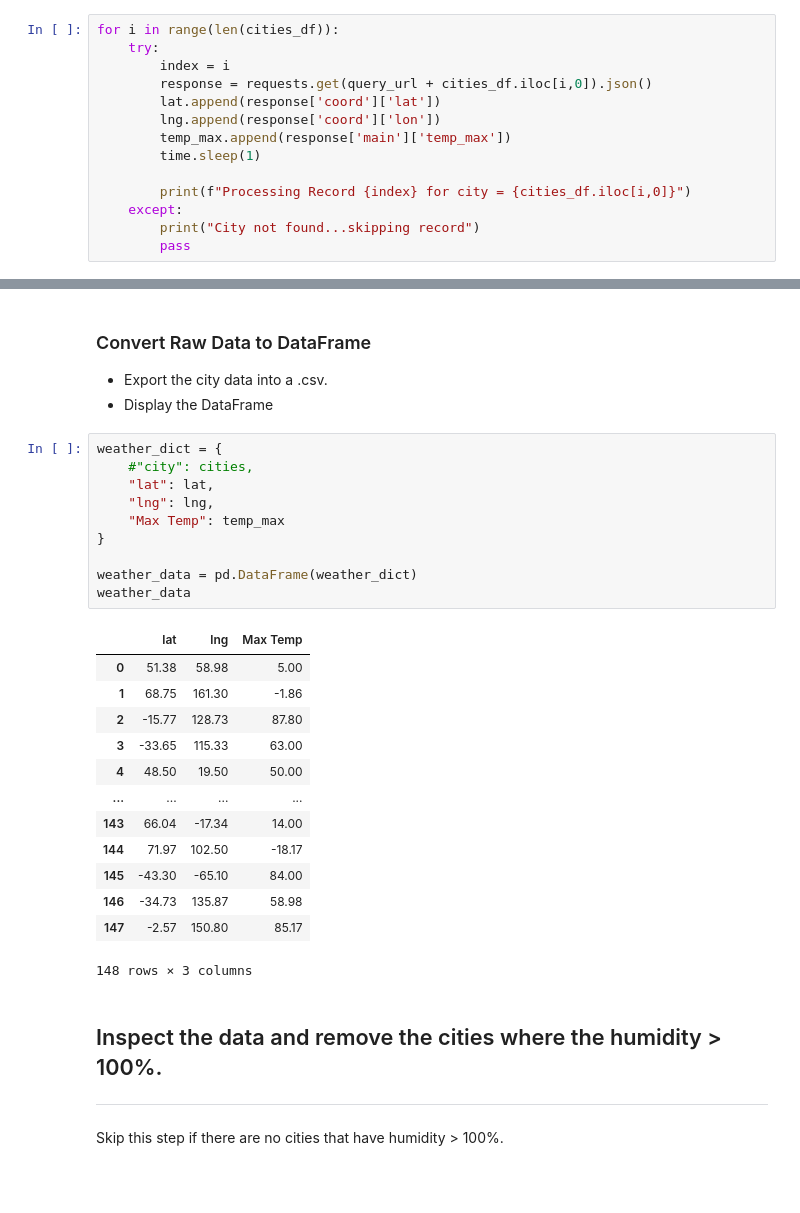
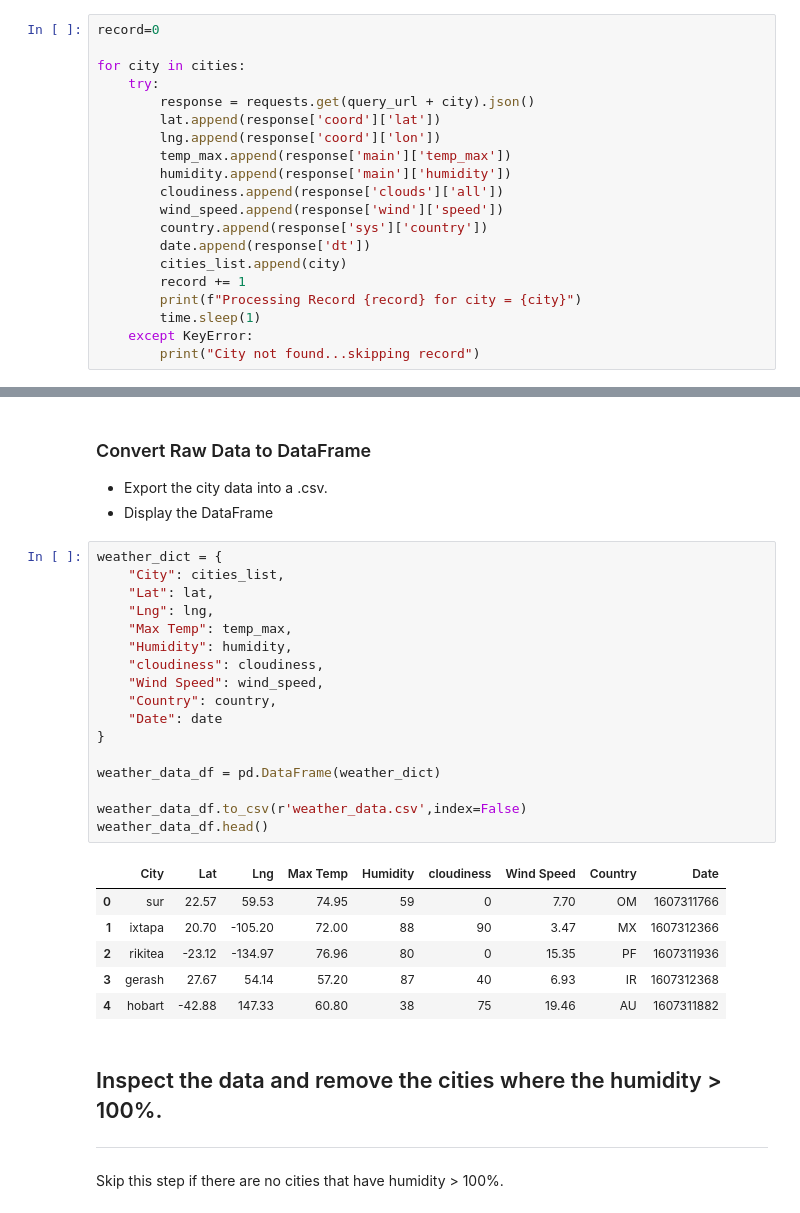
Before and after one commit to mnolker/Python-API, a Jupyter notebook: WeatherPy/WeatherPy.ipynb, the cells around one changed output, grey strips where cells are left out. Cells and saved outputs as stored; diff of their text form; blank space fills up the shorter version.

Commit message:
weather API df created

```diff
--- a/WeatherPy/WeatherPy.ipynb
+++ b/WeatherPy/WeatherPy.ipynb
@@ -83,16 +85,22 @@ wind_speed = []
 date = []
 # %%
-for i in range(len(cities_df)):
+record=0
+
+for city in cities:
     try:
-        index = i
-        response = requests.get(query_url + cities_df.iloc[i,0]).json()
+        response = requests.get(query_url + city).json()
         lat.append(response['coord']['lat'])
         lng.append(response['coord']['lon'])
         temp_max.append(response['main']['temp_max'])
+        humidity.append(response['main']['humidity'])
+        cloudiness.append(response['clouds']['all'])
+        wind_speed.append(response['wind']['speed'])
+        country.append(response['sys']['country'])
+        date.append(response['dt'])
+        cities_list.append(city)
+        record += 1
+        print(f"Processing Record {record} for city = {city}")
         time.sleep(1)
-
-        print(f"Processing Record {index} for city = {cities_df.iloc[i,0]}")
-    except:
+    except KeyError:
         print("City not found...skipping record")
-        pass
 # %% [output]
@@ -117,30 +125,30 @@ Processing Record 78 for city = kavieng
 ### Convert Raw Data to DataFrame
 * Export the city data into a .csv.
 * Display the DataFrame
-# %%
-weather_dict = {
-    #"city": cities,
-    "lat": lat,
-    "lng": lng,
-    "Max Temp": temp_max
-}
-
-weather_data = pd.DataFrame(weather_dict)
-weather_data
-# %% [output]
-|  | lat | lng | Max Temp |
-| 0 | 51.38 | 58.98 | 5.00 |
-| 1 | 68.75 | 161.30 | -1.86 |
-| 2 | -15.77 | 128.73 | 87.80 |
-| 3 | -33.65 | 115.33 | 63.00 |
-| 4 | 48.50 | 19.50 | 50.00 |
-| ... | ... | ... | ... |
-| 143 | 66.04 | -17.34 | 14.00 |
-| 144 | 71.97 | 102.50 | -18.17 |
-| 145 | -43.30 | -65.10 | 84.00 |
-| 146 | -34.73 | 135.87 | 58.98 |
-| 147 | -2.57 | 150.80 | 85.17 |
-148 rows × 3 columns
+# %%
+weather_dict = {
+    "City": cities_list,
+    "Lat": lat,
+    "Lng": lng,
+    "Max Temp": temp_max,
+    "Humidity": humidity,
+    "cloudiness": cloudiness,
+    "Wind Speed": wind_speed,
+    "Country": country,
+    "Date": date
+}
+
+weather_data_df = pd.DataFrame(weather_dict)
+
+weather_data_df.to_csv(r'weather_data.csv',index=False)
+weather_data_df.head()
+# %% [output]
+|  | City | Lat | Lng | Max Temp | Humidity | cloudiness | Wind Speed | Country | Date |
+| 0 | sur | 22.57 | 59.53 | 74.95 | 59 | 0 | 7.70 | OM | 1607311766 |
+| 1 | ixtapa | 20.70 | -105.20 | 72.00 | 88 | 90 | 3.47 | MX | 1607312366 |
+| 2 | rikitea | -23.12 | -134.97 | 76.96 | 80 | 0 | 15.35 | PF | 1607311936 |
+| 3 | gerash | 27.67 | 54.14 | 57.20 | 87 | 40 | 6.93 | IR | 1607312368 |
+| 4 | hobart | -42.88 | 147.33 | 60.80 | 38 | 75 | 19.46 | AU | 1607311882 |
 # %% [markdown]
 ## Inspect the data and remove the cities where the humidity > 100%.
 ----
```
Also changed, not shown: parts of 5 cells of this notebook, 1 other file.
